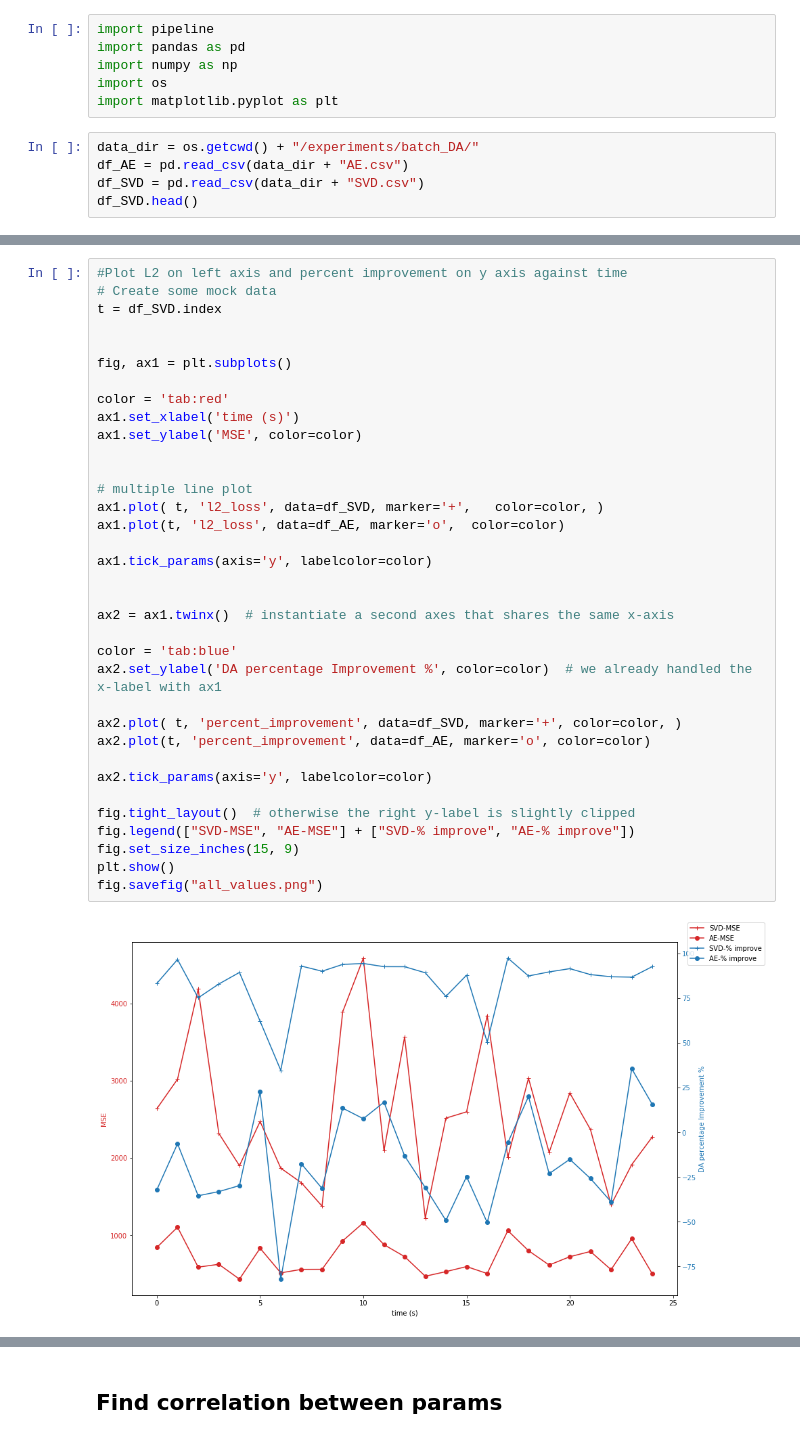
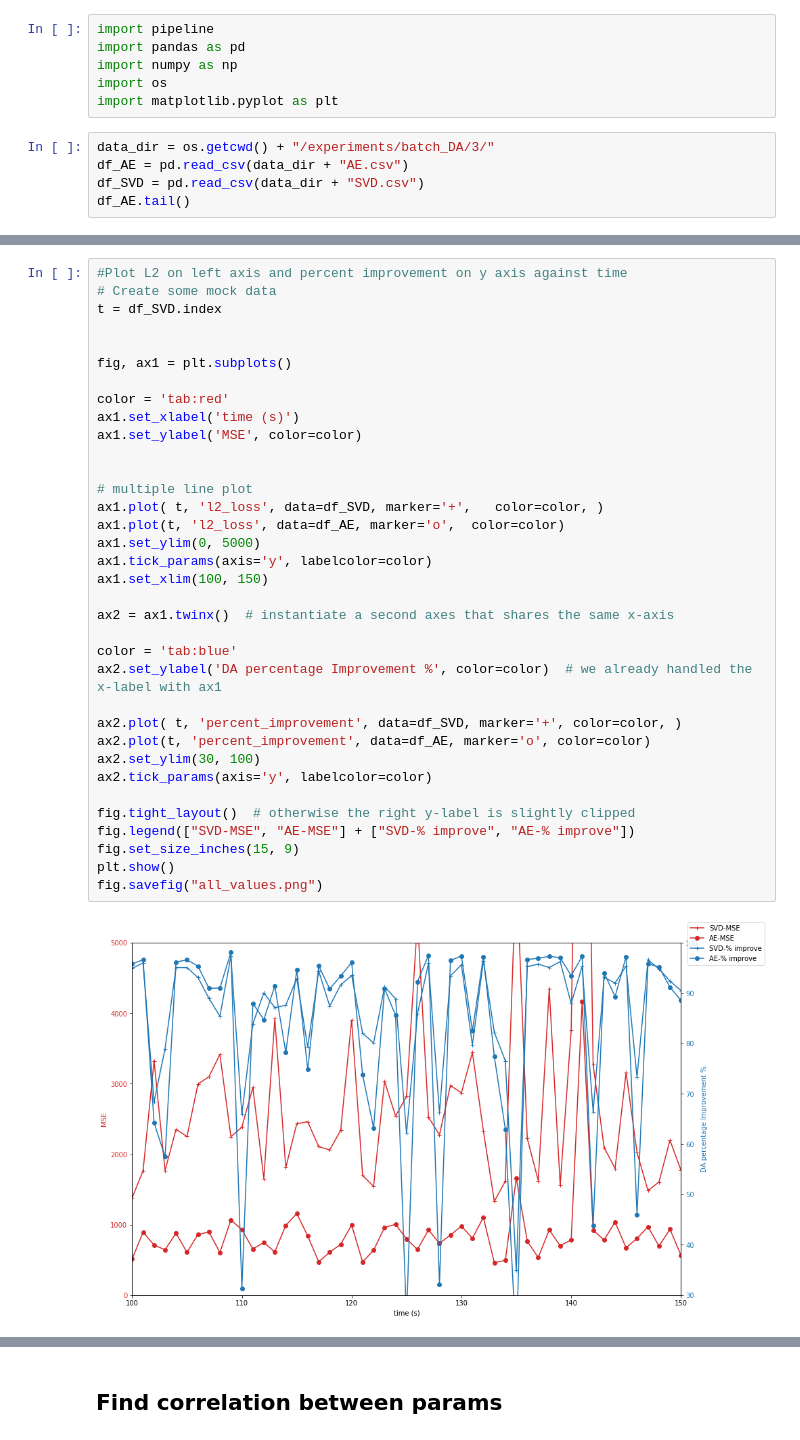
Before and after one commit to julianmack/Data_Assimilation, a Jupyter notebook: notebooks/plot_w_time.ipynb, the cells around one changed output, grey strips where cells are left out. Drawn from its saved outputs; the diff is of its cells as text.

```diff
--- a/notebooks/plot_w_time.ipynb
+++ b/notebooks/plot_w_time.ipynb
@@ -14,9 +14,9 @@ import numpy as np
 import os
 import matplotlib.pyplot as plt
 # %%
-data_dir = os.getcwd() + "/experiments/batch_DA/"
+data_dir = os.getcwd() + "/experiments/batch_DA/3/"
 df_AE = pd.read_csv(data_dir + "AE.csv")
 df_SVD = pd.read_csv(data_dir + "SVD.csv")
-df_SVD.head()
+df_AE.tail()
 # %% [output]
 |  | Unnamed: 0 | counts | da_MAE_mean | l1_loss | l2_loss | percent_improvement | ref_MAE_mean |
@@ -31,36 +31,36 @@ df_SVD.head()
 t = df_SVD.index
 
 
 fig, ax1 = plt.subplots()
 
 color = 'tab:red'
 ax1.set_xlabel('time (s)')
 ax1.set_ylabel('MSE', color=color)
 
 
 # multiple line plot
 ax1.plot( t, 'l2_loss', data=df_SVD, marker='+',   color=color, )
 ax1.plot(t, 'l2_loss', data=df_AE, marker='o',  color=color)
-
+ax1.set_ylim(0, 5000)
 ax1.tick_params(axis='y', labelcolor=color)
-
+ax1.set_xlim(100, 150)
 
 ax2 = ax1.twinx()  # instantiate a second axes that shares the same x-axis
 
 color = 'tab:blue'
 ax2.set_ylabel('DA percentage Improvement %', color=color)  # we already handled the x-label with ax1
 
 ax2.plot( t, 'percent_improvement', data=df_SVD, marker='+', color=color, )
 ax2.plot(t, 'percent_improvement', data=df_AE, marker='o', color=color)
-
+ax2.set_ylim(30, 100)
 ax2.tick_params(axis='y', labelcolor=color)
 
 fig.tight_layout()  # otherwise the right y-label is slightly clipped
 fig.legend(["SVD-MSE", "AE-MSE"] + ["SVD-% improve", "AE-% improve"])
 fig.set_size_inches(15, 9)
 plt.show()
 fig.savefig("all_values.png")
 # %% [output]
-[figure, old version]
+[figure, new version]
 # %%
 #Now look at values for all AE
```
Also changed, not shown: parts of 5 cells of this notebook, 1 other file.
